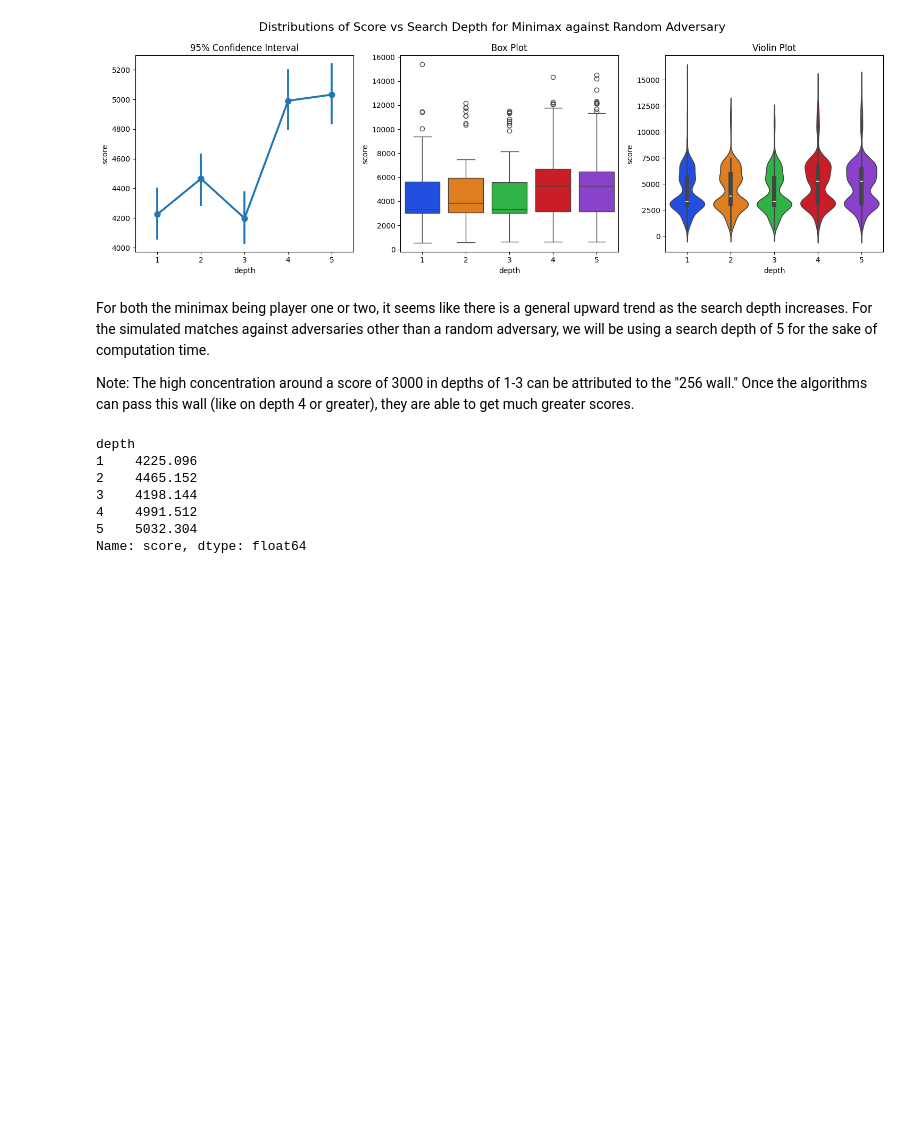
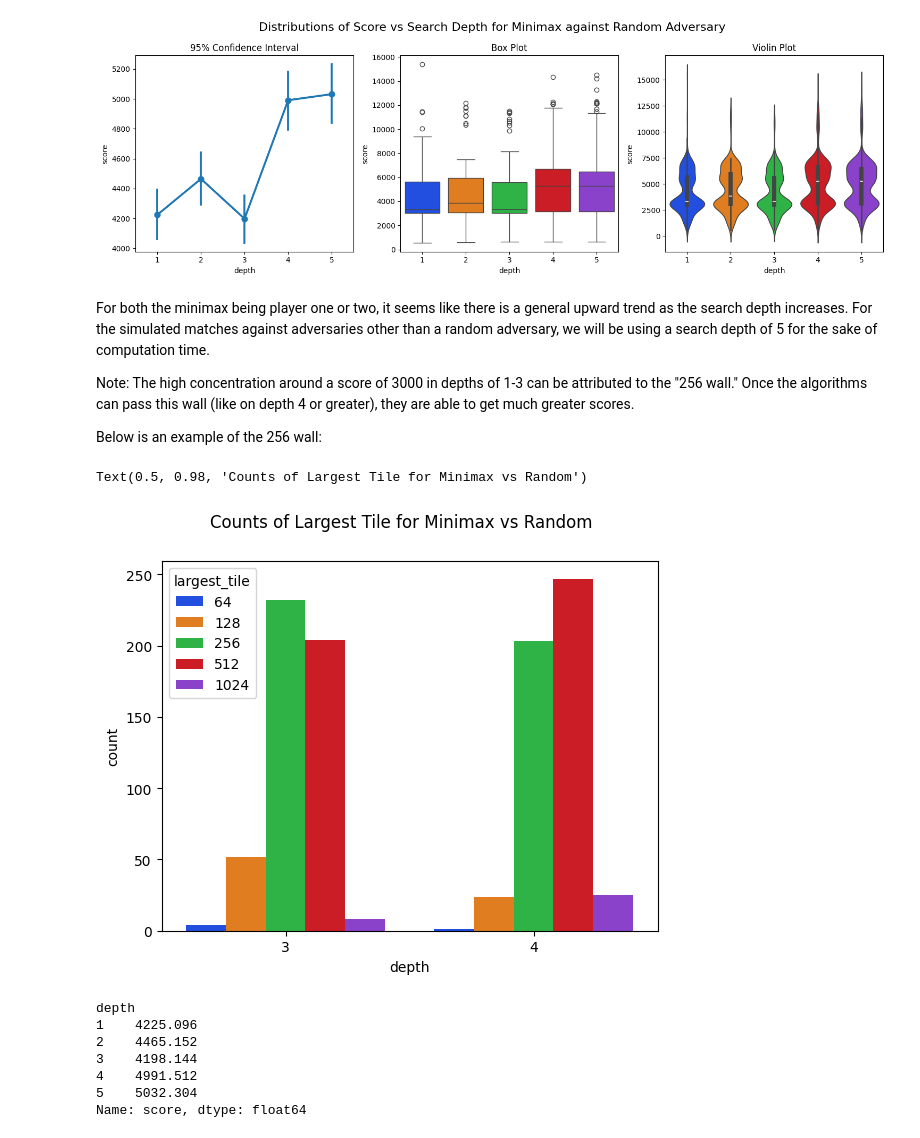
Before and after one commit to Saoski/adversarial2048, a Jupyter notebook: analysis/minimax_analysis.ipynb, the cells around one changed output. Drawn from its saved outputs; the diff is of its cells as text; code cells hidden in the pictures; blank space fills up the shorter version.

Commit message:
Did rough analysis on all data

```diff
--- a/analysis/minimax_analysis.ipynb
+++ b/analysis/minimax_analysis.ipynb
@@ -28,6 +29,20 @@ make_cat_plots(data=df, x="depth", y="score", title="Distributions of Score vs S
 For both the minimax being player one or two, it seems like there is a general upward trend as the search depth increases. For the simulated matches against adversaries other than a random adversary, we will be using a search depth of 5 for the sake of computation time.
 
 Note: The high concentration around a score of 3000 in depths of 1-3 can be attributed to the "256 wall." Once the algorithms can pass this wall (like on depth 4 or greater), they are able to get much greater scores.
+
+Below is an example of the 256 wall:
+# %%
+# Count plot of largest tiles
+g1 = sns.countplot(
+    data=df[(df["depth"] == 3) | (df["depth"] == 4)],
+    x="depth",
+    hue="largest_tile",
+    palette="bright",
+)
+g1.figure.suptitle("Counts of Largest Tile for Minimax vs Random")
+# %% [output]
+Text(0.5, 0.98, 'Counts of Largest Tile for Minimax vs Random')
+[figure, added]
 # %%
 df.groupby('depth')['score'].mean()
 # %% [output]
```
Also changed, not shown: parts of 1 cell of this notebook, 2 other files.
